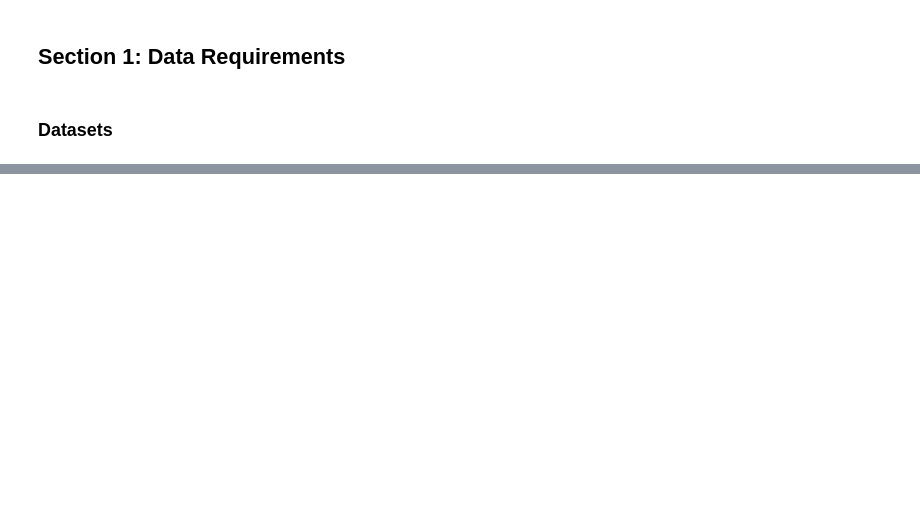
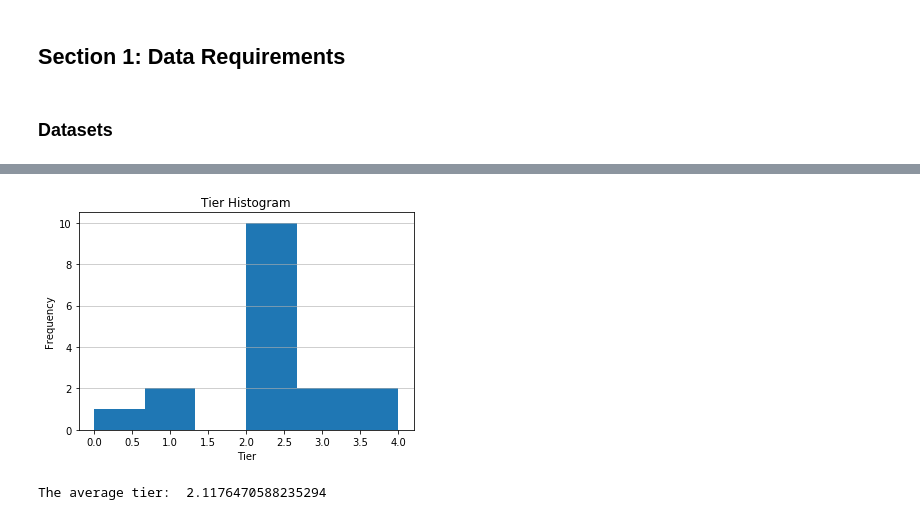
Before and after one commit to bhernandez45/capstone_project, a Jupyter notebook: ds_capstone_final_project.ipynb, the cells around one changed output, grey strips where cells are left out. Saved outputs shown, nothing was run; the diff lists cells and outputs as text; code cells hidden in the pictures; blank space fills up the shorter version.

```diff
--- a/ds_capstone_final_project.ipynb
+++ b/ds_capstone_final_project.ipynb
@@ -16,0 +113,8 @@ to determine which city is more practical to expand the business.
+# %%
+CLIENT_ID = '55YSQB1EWFS5N1OCVMGPGRLFSMYURP14OGH2143QQ5NSEOUS' # your Foursquare ID
+CLIENT_SECRET = 'N2FH3ILQALE3VZGGDDZOXDYMABNLW2J3HCAO5LYC5FHUDFSP' # your Foursquare Secret
+VERSION = '20180604'
+LIMIT = 1000
+print('Your credentails:')
+print('CLIENT_ID: ' + CLIENT_ID)
+print('CLIENT_SECRET:' + CLIENT_SECRET)
@@ -16,0 +201,6 @@ to determine which city is more practical to expand the business.
+# %%
+df_filtered['rating']=0
+df_filtered['likes']=0
+df_filtered['tier']=0
+df_filtered['tips']=0
+df_filtered
@@ -16,0 +288,13 @@ to determine which city is more practical to expand the business.
+# %%
+
+enc=pd.DataFrame(df_filtered['categories'].unique())
+enc['encoding']=0
+enc['categories']=pd.DataFrame(df_filtered['categories'].unique())
+enc=enc.drop([0],axis=1)
+
+for i in enc.index:
+    enc['encoding'][i]=i+1
+enc
+
+df_filtered['encoding_category']=0
+print(enc)
@@ -16,0 +311,6 @@ to determine which city is more practical to expand the business.
+# %%
+
+for i in df_filtered.index:
+    for j in enc.index:
+        if df_filtered['categories'][i]==enc['categories'][j]:
+            df_filtered['encoding_category'][i]=enc['encoding'][j]
@@ -16,0 +356,11 @@ to determine which city is more practical to expand the business.
+# %%
+plt.hist(x=df_filtered['tier'], bins = 'auto')
+plt.grid(axis='y', alpha=0.75)
+plt.xlabel('Tier')
+plt.ylabel('Frequency')
+plt.title('Tier Histogram')
+plt.show()
+print('The average tier: ',df_filtered['tier'].mean())
+# %% [output]
+[figure, added]
+The average tier:  2.1176470588235294
```
Also changed, not shown: parts of 26 cells of this notebook.
